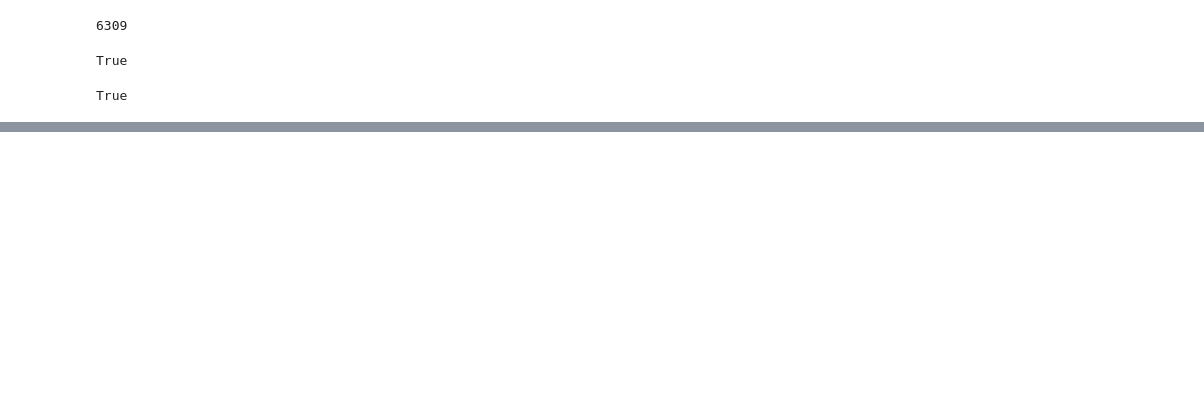
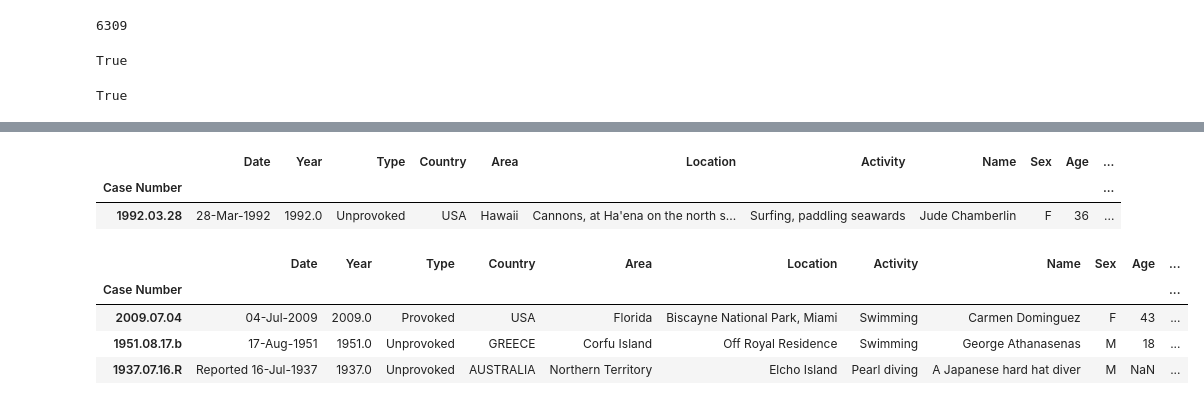
Before and after one commit to santiago20233/data-cleaning-pandas, a Jupyter notebook: data-cleaning-pandas2/Attacks Santiago.ipynb, the cells around one changed output, grey strips where cells are left out. Saved outputs shown, nothing was run; the diff lists cells and outputs as text; code cells hidden in the pictures; blank space fills up the shorter version.

```diff
--- a/data-cleaning-pandas2/Attacks Santiago.ipynb
+++ b/data-cleaning-pandas2/Attacks Santiago.ipynb
@@ -81,0 +84,8 @@ True
+# %%
+col_index = df.columns.get_loc("Species ")
+df = df.drop(df.columns[col_index+1:], axis=1)
+df.sample(1)
+# %% [output]
+|  | Date | Year | Type | Country | Area | Location | Activity | Name | Sex | Age | ... |
+| Case Number |  |  |  |  |  |  |  |  |  |  | ... |
+| 1992.03.28 | 28-Mar-1992 | 1992.0 | Unprovoked | USA | Hawaii | Cannons, at Ha'ena on the north s... | Surfing, paddling seawards | Jude Chamberlin | F | 36 | ... |
@@ -81,0 +94,8 @@ True
+# %%
+df.sample(3)
+# %% [output]
+|  | Date | Year | Type | Country | Area | Location | Activity | Name | Sex | Age | ... |
+| Case Number |  |  |  |  |  |  |  |  |  |  | ... |
+| 2009.07.04 | 04-Jul-2009 | 2009.0 | Provoked | USA | Florida | Biscayne National Park, Miami | Swimming | Carmen Dominguez | F | 43 | ... |
+| 1951.08.17.b | 17-Aug-1951 | 1951.0 | Unprovoked | GREECE | Corfu Island | Off Royal Residence | Swimming | George Athanasenas | M | 18 | ... |
+| 1937.07.16.R | Reported 16-Jul-1937 | 1937.0 | Unprovoked | AUSTRALIA | Northern Territory | Elcho Island | Pearl diving | A Japanese hard hat diver | M | NaN | ... |
```
Also changed, not shown: parts of 10 cells of this notebook, 1 other file.
